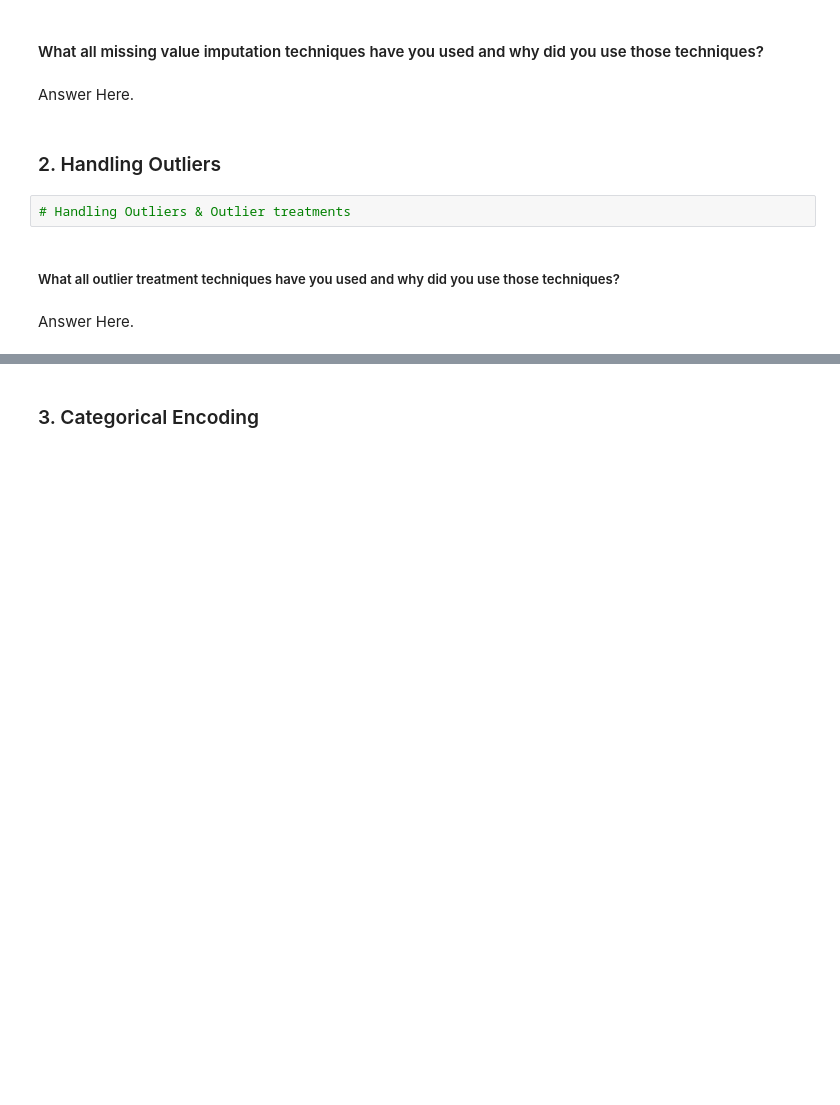
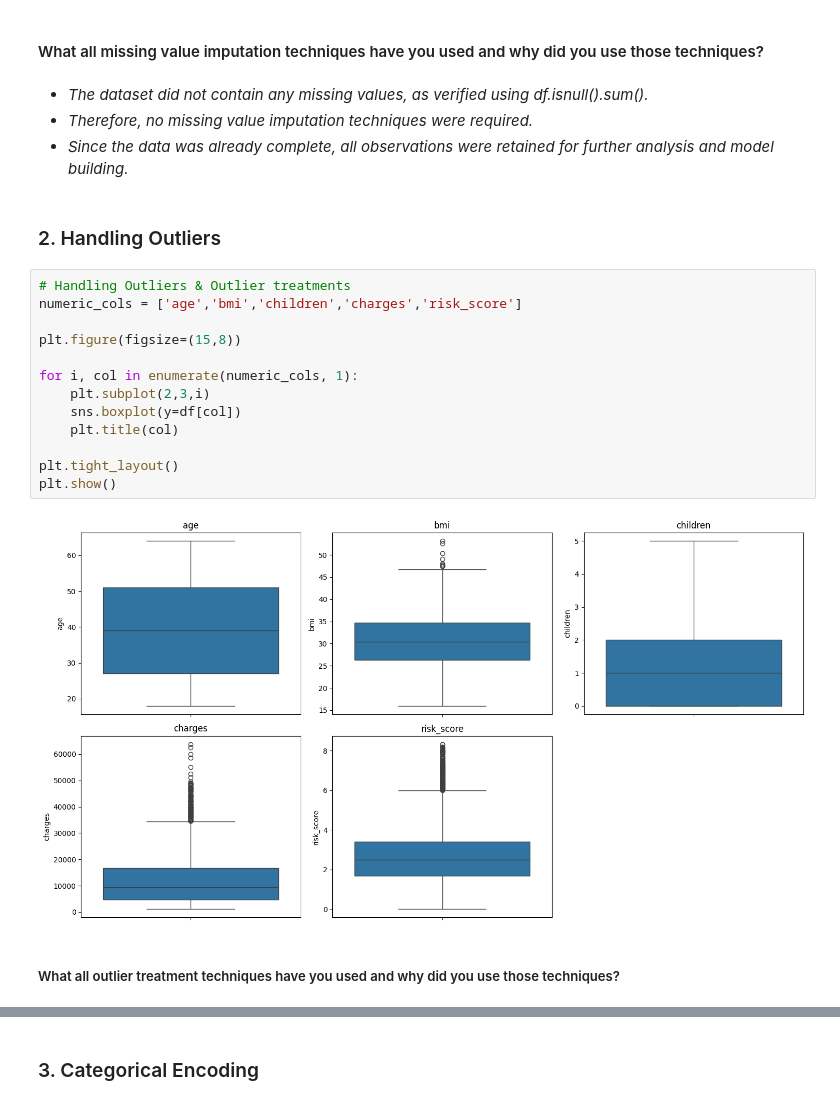
Before and after one commit to GEE2007/Medical-Insurance-Cost-Prediction, a Jupyter notebook: Medical_Insurance_Cost_Prediction.ipynb, the cells around one changed output, grey strips where cells are left out. Drawn from its saved outputs; the diff is of its cells as text; blank space fills up the shorter version.

Commit message:
Added outlier analysis, categorical encoding, and data splitting

```diff
--- a/Medical_Insurance_Cost_Prediction.ipynb
+++ b/Medical_Insurance_Cost_Prediction.ipynb
@@ -1046,12 +1066,25 @@ plt.show()
 # %% [markdown]
 #### What all missing value imputation techniques have you used and why did you use those techniques?
-# %% [markdown]
-Answer Here.
+# %% [markdown]
+* *The dataset did not contain any missing values, as verified using df.isnull().sum().*
+* *Therefore, no missing value imputation techniques were required.*
+* *Since the data was already complete, all observations were retained for further analysis and model building.*
 # %% [markdown]
 ### 2. Handling Outliers
-# %%
-# Handling Outliers & Outlier treatments
+# %%
+# Handling Outliers & Outlier treatments
+numeric_cols = ['age','bmi','children','charges','risk_score']
+
+plt.figure(figsize=(15,8))
+
+for i, col in enumerate(numeric_cols, 1):
+    plt.subplot(2,3,i)
+    sns.boxplot(y=df[col])
+    plt.title(col)
+
+plt.tight_layout()
+plt.show()
+# %% [output]
+[figure, added]
 # %% [markdown]
 ##### What all outlier treatment techniques have you used and why did you use those techniques?
-# %% [markdown]
-Answer Here.
```
Also changed, not shown: parts of 16 cells of this notebook.
